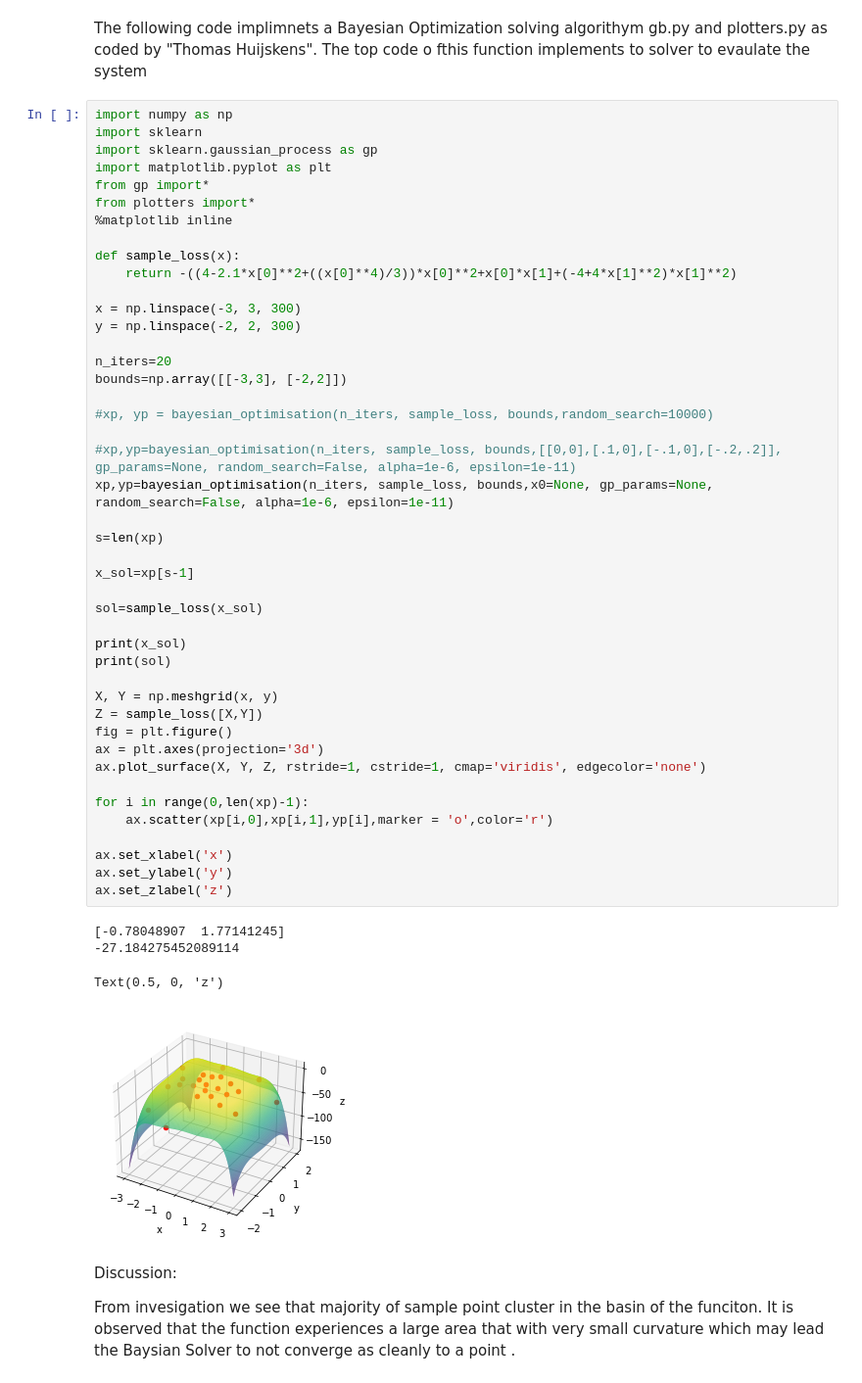
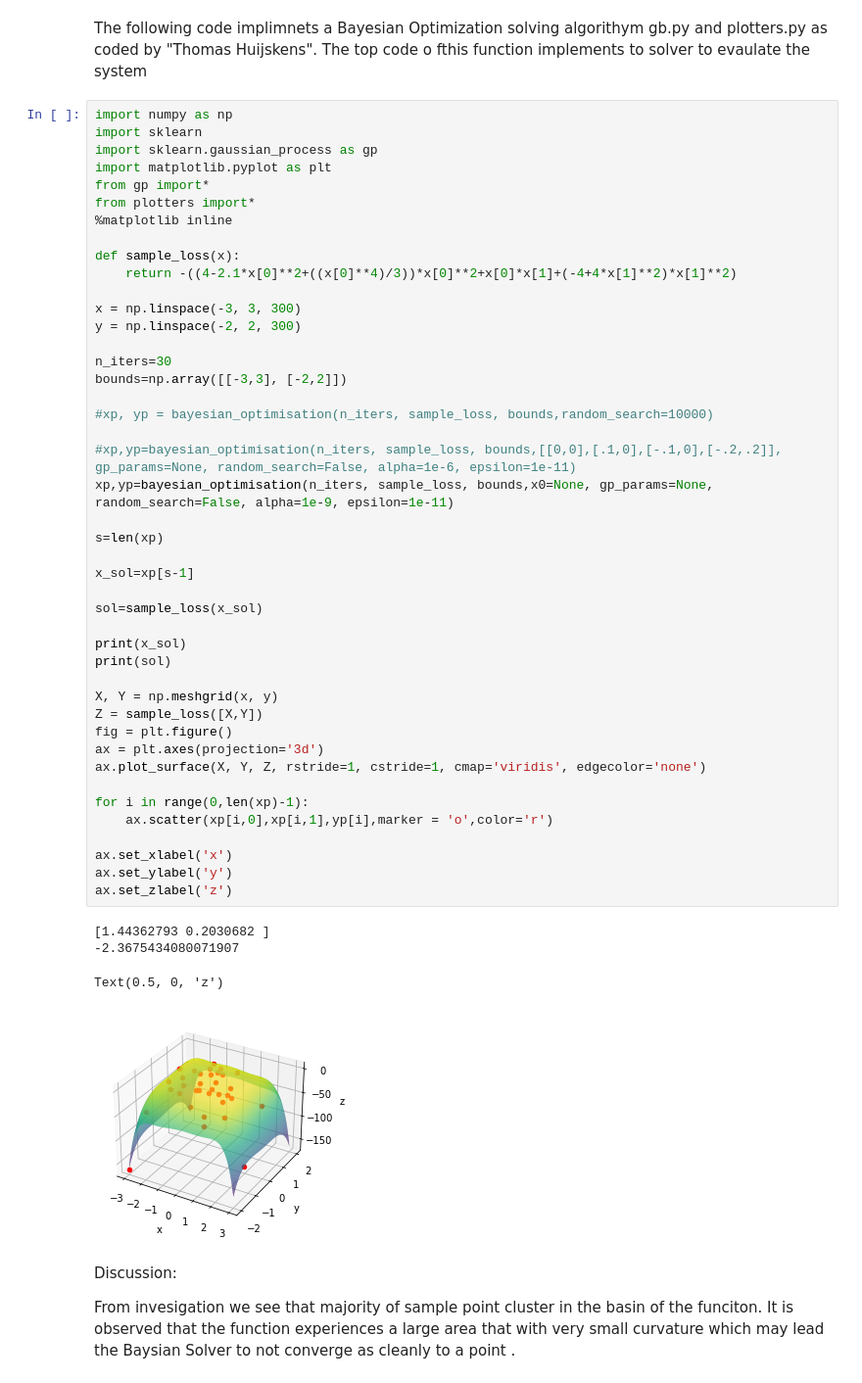
Before and after one commit to Cwhitney32/DesignOptimization, a Jupyter notebook: Homework 3.ipynb, the cells around one changed output. Shown at 98% size. Cells and saved outputs as stored; diff of their text form.

```diff
--- a/Homework 3.ipynb
+++ b/Homework 3.ipynb
@@ -210,40 +205,40 @@ def sample_loss(x):
 x = np.linspace(-3, 3, 300)
 y = np.linspace(-2, 2, 300)
 
-n_iters=20
+n_iters=30
 bounds=np.array([[-3,3], [-2,2]])
 
 #xp, yp = bayesian_optimisation(n_iters, sample_loss, bounds,random_search=10000)
 
 #xp,yp=bayesian_optimisation(n_iters, sample_loss, bounds,[[0,0],[.1,0],[-.1,0],[-.2,.2]], gp_params=None, random_search=False, alpha=1e-6, epsilon=1e-11)
-xp,yp=bayesian_optimisation(n_iters, sample_loss, bounds,x0=None, gp_params=None, random_search=False, alpha=1e-6, epsilon=1e-11)
+xp,yp=bayesian_optimisation(n_iters, sample_loss, bounds,x0=None, gp_params=None, random_search=False, alpha=1e-9, epsilon=1e-11)
 
 s=len(xp)
 
 x_sol=xp[s-1]
 
 sol=sample_loss(x_sol)
 
 print(x_sol)
 print(sol)
 
 X, Y = np.meshgrid(x, y)
 Z = sample_loss([X,Y])
 fig = plt.figure()
 ax = plt.axes(projection='3d')
 ax.plot_surface(X, Y, Z, rstride=1, cstride=1, cmap='viridis', edgecolor='none')
 
 for i in range(0,len(xp)-1):
     ax.scatter(xp[i,0],xp[i,1],yp[i],marker = 'o',color='r')
 
 ax.set_xlabel('x')
 ax.set_ylabel('y')
 ax.set_zlabel('z')
 # %% [output]
-[-0.78048907  1.77141245]
--27.184275452089114
+[1.44362793 0.2030682 ]
+-2.3675434080071907
 Text(0.5, 0, 'z')
-[figure, old version]
+[figure, new version]
 # %% [markdown]
 Discussion:
 
```
Also changed, not shown: parts of 4 cells of this notebook, 1 other file.
